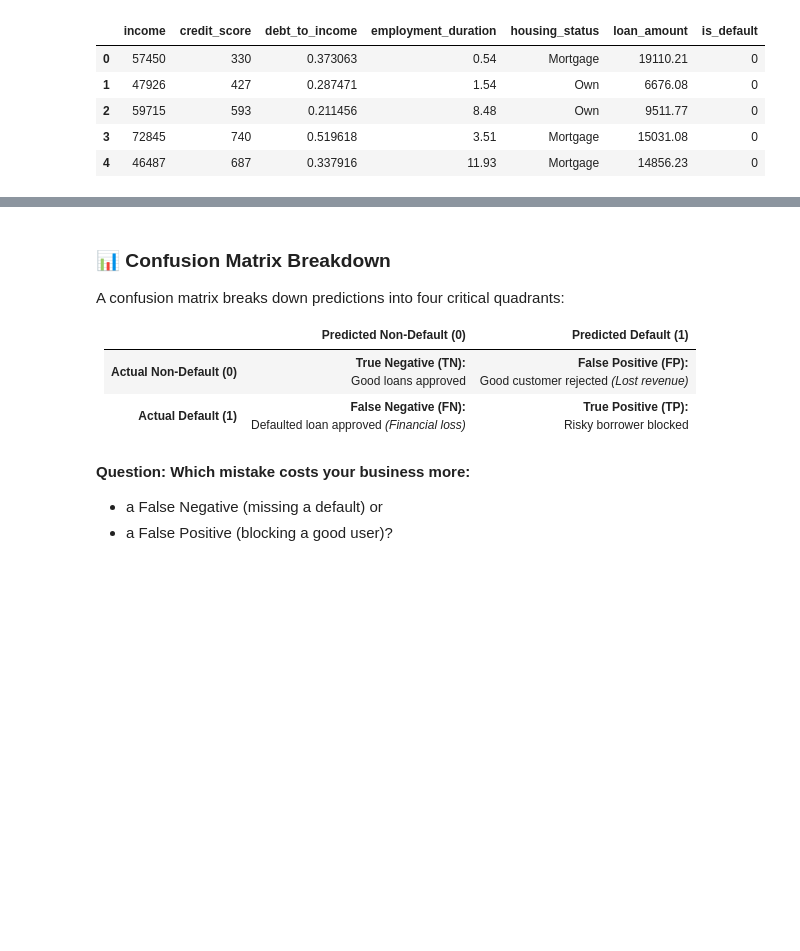
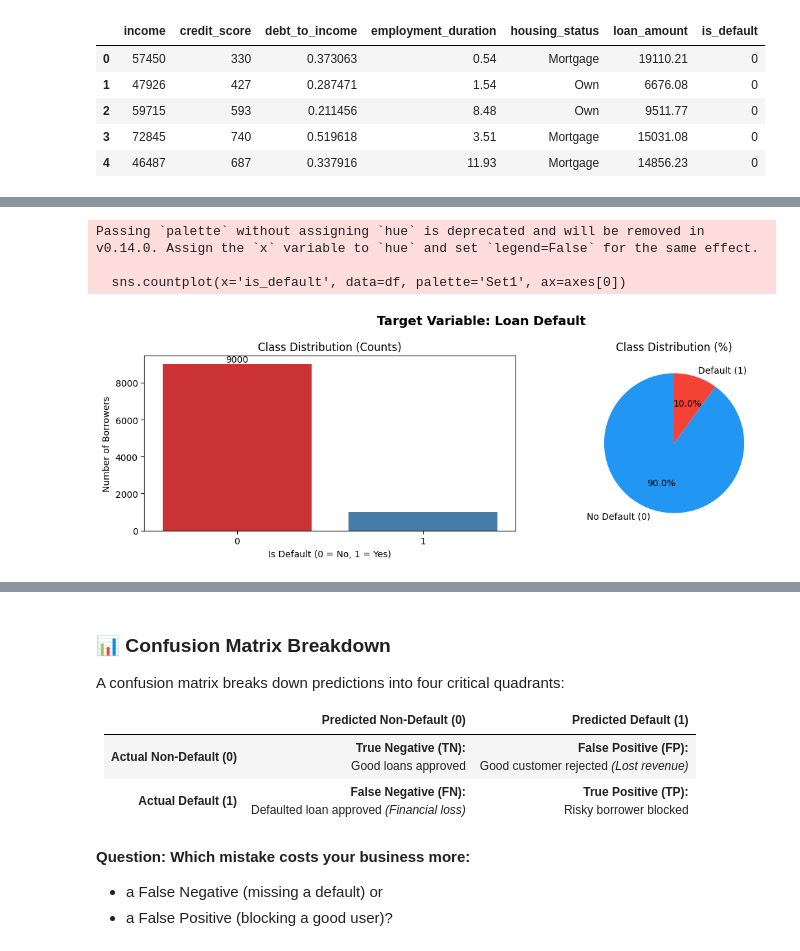
Before and after one commit to ash322ash422/tut_ml, a Jupyter notebook: 2_classify_logistic_regression/logistic_reg3_loan_defaulter_logistic_DecTree_LightGBM.ipynb, the cells around one changed output, grey strips where cells are left out. Saved outputs shown, nothing was run; the diff lists cells and outputs as text; code cells hidden in the pictures; blank space fills up the shorter version.

```diff
--- a/2_classify_logistic_regression/logistic_reg3_loan_defaulter_logistic_DecTree_LightGBM.ipynb
+++ b/2_classify_logistic_regression/logistic_reg3_loan_defaulter_logistic_DecTree_LightGBM.ipynb
@@ -169,0 +155,24 @@ print(X_train_scaled[0])    # scaled
+# %%
+fig, axes = plt.subplots(1, 2, figsize=(12, 4))
+
+# Left: Count bar chart
+sns.countplot(x='is_default', data=df, palette='Set1', ax=axes[0])
+axes[0].set_title('Class Distribution (Counts)')
+axes[0].set_xlabel('Is Default (0 = No, 1 = Yes)')
+axes[0].set_ylabel('Number of Borrowers')
+axes[0].bar_label(axes[0].containers[0])
+
+# Right: Pie chart for percentage view
+counts = df['is_default'].value_counts()
+axes[1].pie(counts, labels=['No Default (0)', 'Default (1)'],
+            autopct='%1.1f%%', colors=['#2196F3', '#F44336'], startangle=90)
+axes[1].set_title('Class Distribution (%)')
+
+plt.suptitle('Target Variable: Loan Default', fontsize=14, fontweight='bold')
+plt.tight_layout()
+plt.show()
+# %% [output]
+Passing `palette` without assigning `hue` is deprecated and will be removed in v0.14.0. Assign the `x` variable to `hue` and set `legend=False` for the same effect.
+
+  sns.countplot(x='is_default', data=df, palette='Set1', ax=axes[0])
+[figure, added]
```
Also changed, not shown: parts of 70 cells of this notebook, 2 other files.
